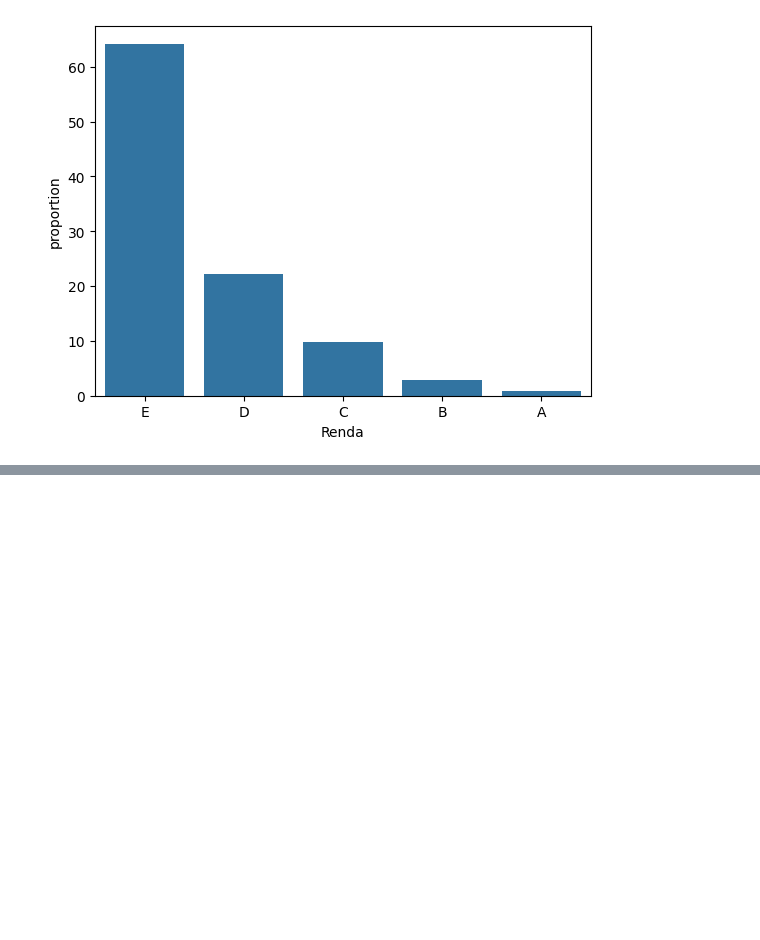
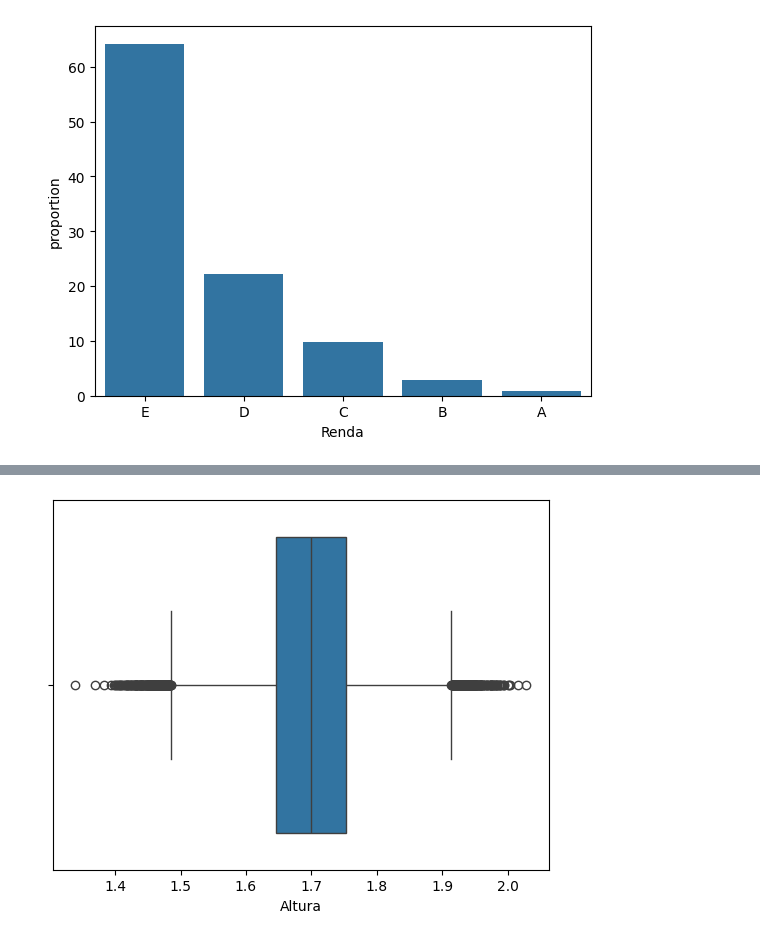
Before and after one commit to Uill-Iam/Estudo, a Jupyter notebook: Python/Estatistica/Curso_estatistica/Analise.ipynb, the cells around one changed output, grey strips where cells are left out. Drawn from its saved outputs; the diff is of its cells as text; code cells hidden in the pictures; blank space fills up the shorter version.

```diff
--- a/Python/Estatistica/Curso_estatistica/Analise.ipynb
+++ b/Python/Estatistica/Curso_estatistica/Analise.ipynb
@@ -401,0 +545,4 @@ t = sns.barplot(frequencia_renda_percen)
+# %%
+ax = sns.boxplot(x= 'Altura', data = dados, orient= 'h')
+# %% [output]
+[figure, added]
```
Also changed, not shown: parts of 27 cells of this notebook, 1 other file.
